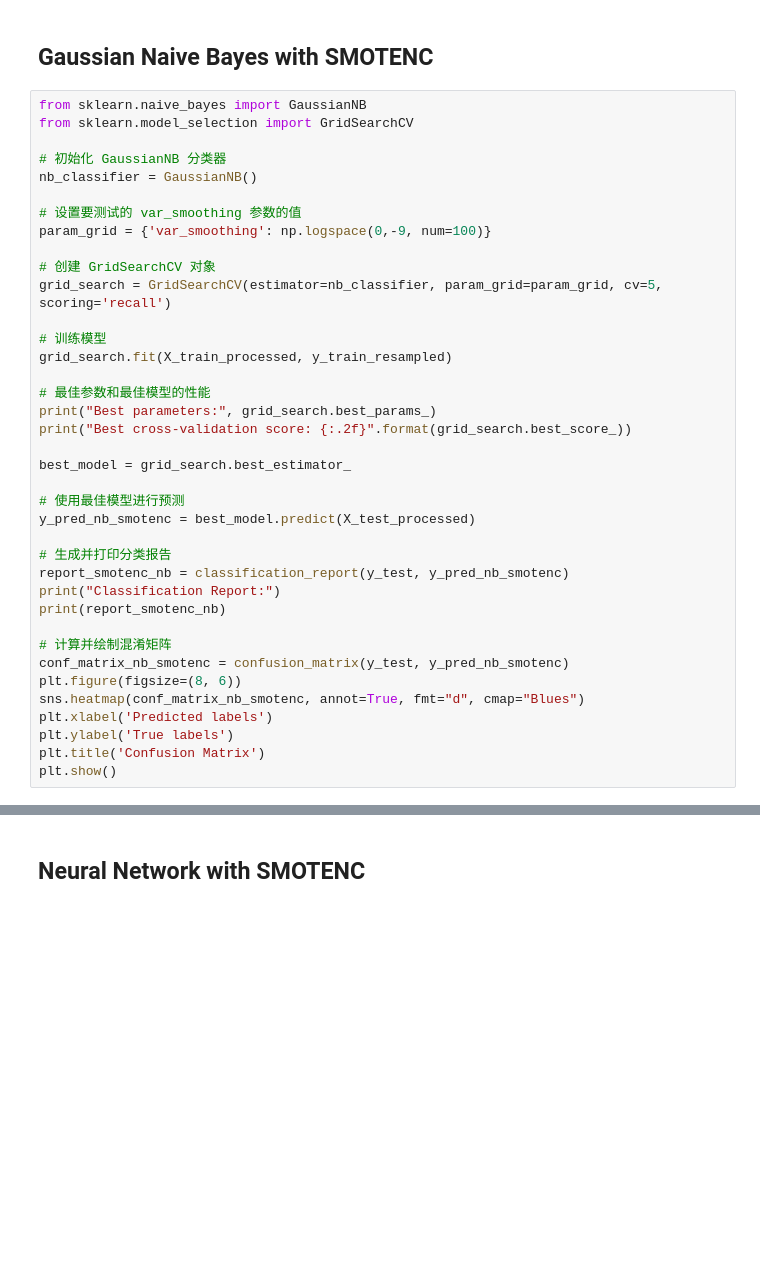
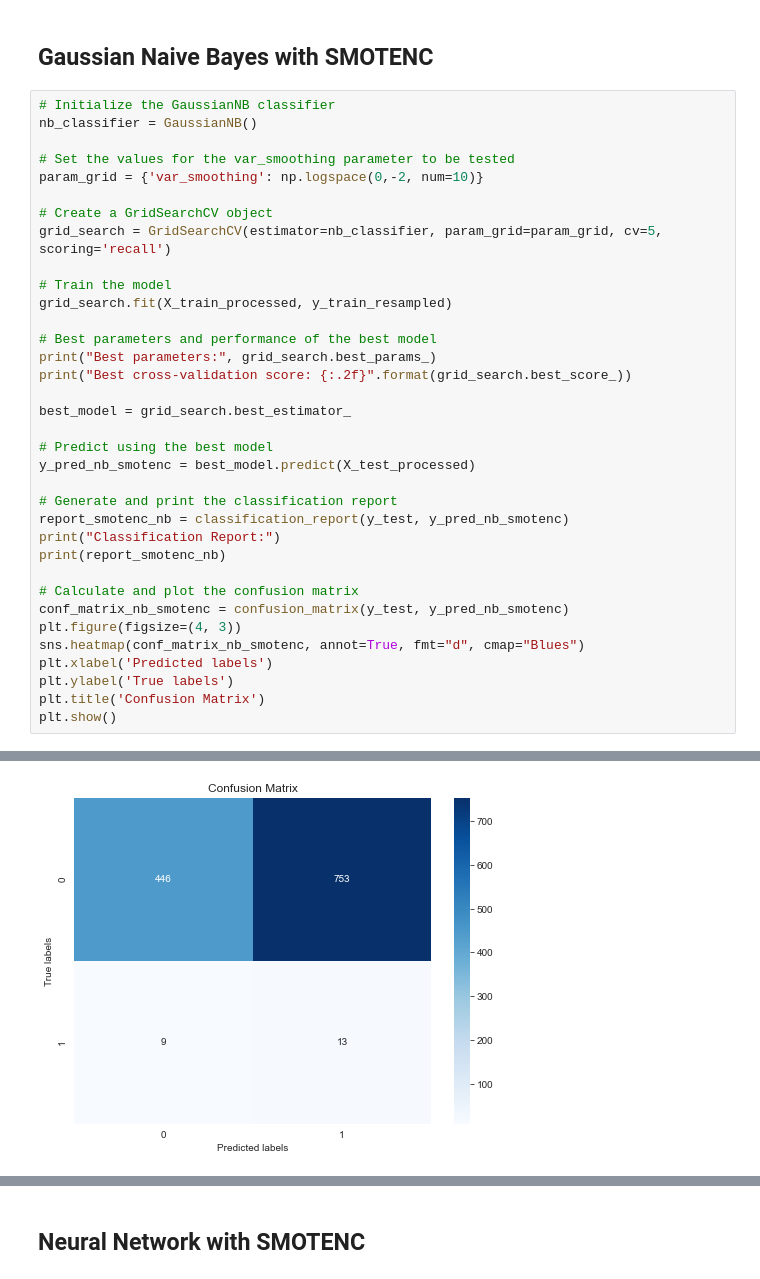
Before and after one commit to IRis0550/mlpy_2, a Jupyter notebook: project_smotenc.ipynb, the cells around one changed output, grey strips where cells are left out. Drawn from its saved outputs; the diff is of its cells as text; blank space fills up the shorter version.

```diff
--- a/project_smotenc.ipynb
+++ b/project_smotenc.ipynb
@@ -463,40 +515,38 @@ KeyboardInterrupt:
 # %% [markdown]
 ## Gaussian Naive Bayes with SMOTENC
 # %%
-from sklearn.naive_bayes import GaussianNB
-from sklearn.model_selection import GridSearchCV
-
-# 初始化 GaussianNB 分类器
+# Initialize the GaussianNB classifier
 nb_classifier = GaussianNB()
 
-# 设置要测试的 var_smoothing 参数的值
-param_grid = {'var_smoothing': np.logspace(0,-9, num=100)}
+# Set the values for the var_smoothing parameter to be tested
+param_grid = {'var_smoothing': np.logspace(0,-2, num=10)}
 
-# 创建 GridSearchCV 对象
+# Create a GridSearchCV object
 grid_search = GridSearchCV(estimator=nb_classifier, param_grid=param_grid, cv=5, scoring='recall')
 
-# 训练模型
+# Train the model
 grid_search.fit(X_train_processed, y_train_resampled)
 
-# 最佳参数和最佳模型的性能
+# Best parameters and performance of the best model
 print("Best parameters:", grid_search.best_params_)
 print("Best cross-validation score: {:.2f}".format(grid_search.best_score_))
 
 best_model = grid_search.best_estimator_
 
-# 使用最佳模型进行预测
+# Predict using the best model
 y_pred_nb_smotenc = best_model.predict(X_test_processed)
 
-# 生成并打印分类报告
+# Generate and print the classification report
 report_smotenc_nb = classification_report(y_test, y_pred_nb_smotenc)
 print("Classification Report:")
 print(report_smotenc_nb)
 
-# 计算并绘制混淆矩阵
+# Calculate and plot the confusion matrix
 conf_matrix_nb_smotenc = confusion_matrix(y_test, y_pred_nb_smotenc)
-plt.figure(figsize=(8, 6))
+plt.figure(figsize=(4, 3))
 sns.heatmap(conf_matrix_nb_smotenc, annot=True, fmt="d", cmap="Blues")
 plt.xlabel('Predicted labels')
 plt.ylabel('True labels')
 plt.title('Confusion Matrix')
 plt.show()
+# %% [output]
@@ -502,0 +564 @@ plt.show()
+[figure, added]
```
Also changed, not shown: parts of 24 cells of this notebook, 4 other files.
